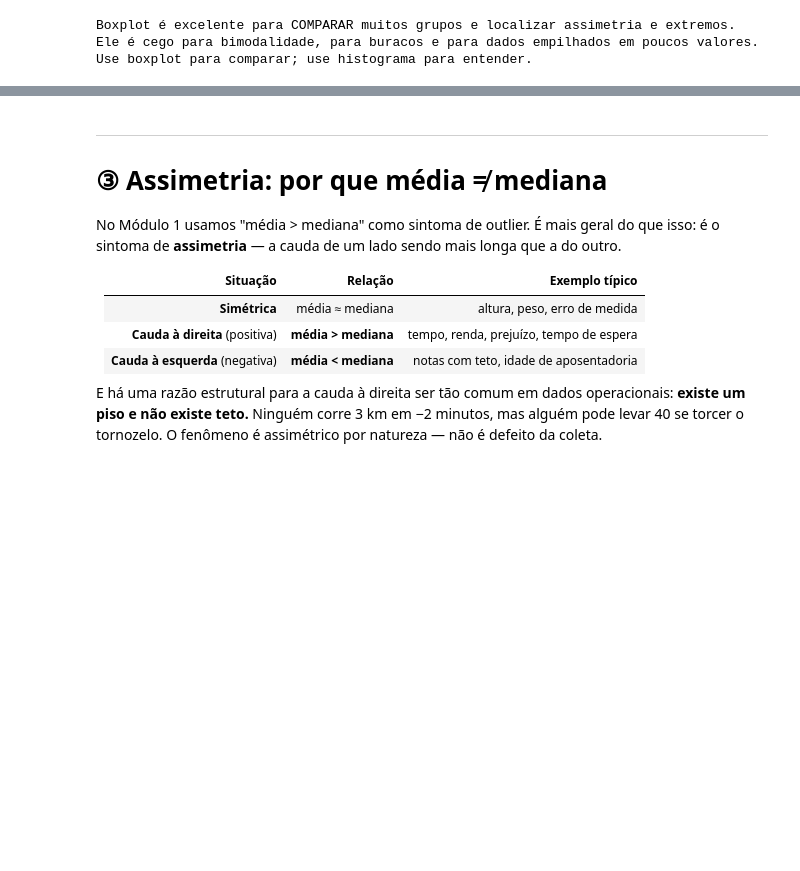
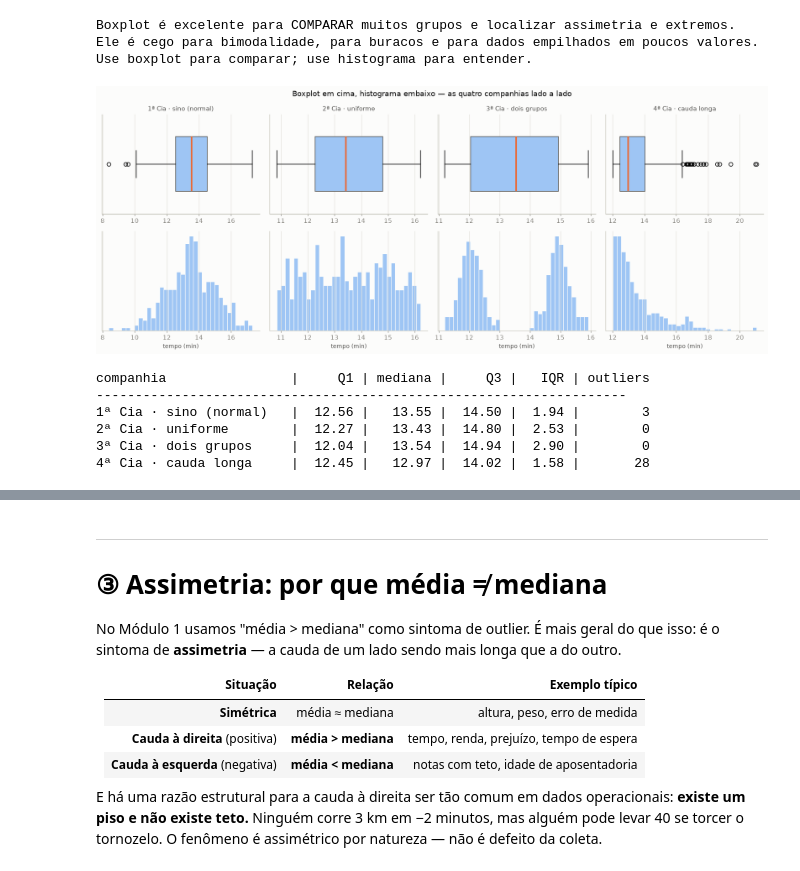
Before and after one commit to silvio-estat/AULA_ESTATISTICA, a Jupyter notebook: ESTAT_BASICA/dia1/03_forma_distribuicao.ipynb, the cells around one changed output, grey strips where cells are left out. Cells and saved outputs as stored; diff of their text form; code cells hidden in the pictures; blank space fills up the shorter version.

```diff
--- a/ESTAT_BASICA/dia1/03_forma_distribuicao.ipynb
+++ b/ESTAT_BASICA/dia1/03_forma_distribuicao.ipynb
@@ -379,3 +379,42 @@ print("Use boxplot para comparar; use histograma para entender.")
 Boxplot é excelente para COMPARAR muitos grupos e localizar assimetria e extremos.
 Ele é cego para bimodalidade, para buracos e para dados empilhados em poucos valores.
 Use boxplot para comparar; use histograma para entender.
+# %%
+# --- As QUATRO companhias: boxplot em cima, histograma embaixo ---
+fig, axes = plt.subplots(2, 4, figsize=(15, 6))
+
+resumo = []
+for coluna, (nome, x) in enumerate(companhias.items()):
+    axes[0, coluna].boxplot(x, orientation="horizontal", widths=0.55, patch_artist=True,
+                            boxprops=dict(facecolor=COR["dados"], edgecolor="#52514e"),
+                            medianprops=dict(color=COR["mediana"], linewidth=2.5))
+    axes[0, coluna].set_title(nome, fontsize=9.5, color="#52514e")
+    axes[0, coluna].set_yticks([])
+
+    axes[1, coluna].hist(x, bins=34, color=COR["dados"], edgecolor="#fcfcfb", linewidth=0.8)
+    axes[1, coluna].set_yticks([])
+    axes[1, coluna].set_xlabel("tempo (min)", fontsize=9)
+
+    q1, med, q3 = np.percentile(x, [25, 50, 75])
+    iqr = q3 - q1
+    ci, cs = q1 - 1.5 * iqr, q3 + 1.5 * iqr
+    outliers = int(np.sum((x < ci) | (x > cs)))
+    resumo.append((nome, q1, med, q3, iqr, outliers))
+
+fig.suptitle("Boxplot em cima, histograma embaixo — as quatro companhias lado a lado",
+             fontsize=12, color="#0b0b0b")
+fig.tight_layout()
+plt.show()
+
+print(f"{'companhia':<24} | {'Q1':>6} | {'mediana':>7} | {'Q3':>6} | {'IQR':>5} | {'outliers':>8}")
+print("-" * 68)
+for nome, q1, med, q3, iqr, outliers in resumo:
+    print(f"{nome:<24} | {q1:>6.2f} | {med:>7.2f} | {q3:>6.2f} | {iqr:>5.2f} | {outliers:>8}")
+# %% [output]
+[figure, added]
+companhia                |     Q1 | mediana |     Q3 |   IQR | outliers
+--------------------------------------------------------------------
+1ª Cia · sino (normal)   |  12.56 |   13.55 |  14.50 |  1.94 |        3
+2ª Cia · uniforme        |  12.27 |   13.43 |  14.80 |  2.53 |        0
+3ª Cia · dois grupos     |  12.04 |   13.54 |  14.94 |  2.90 |        0
+4ª Cia · cauda longa     |  12.45 |   12.97 |  14.02 |  1.58 |       28
```
Also changed, not shown: parts of 4 cells of this notebook.
